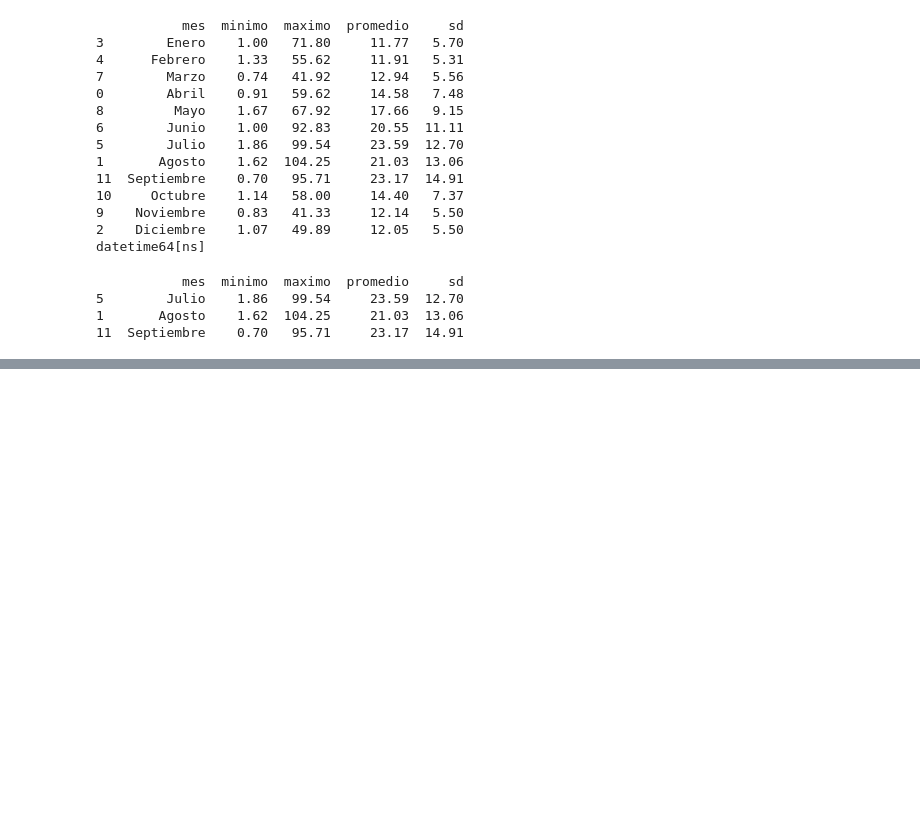
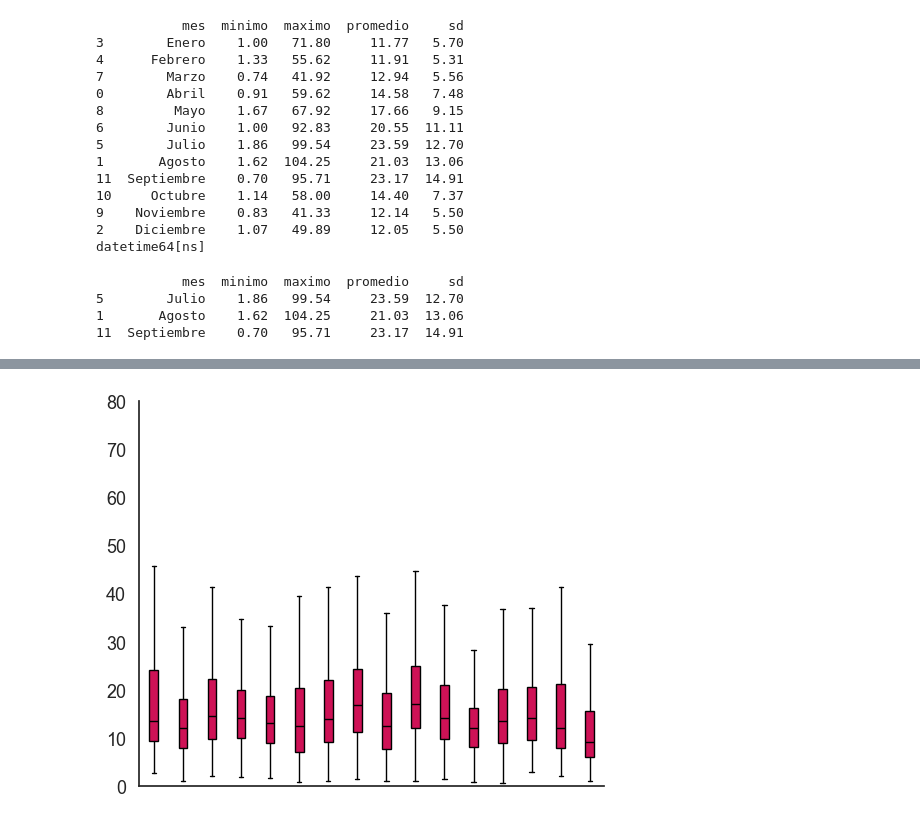
Before and after one commit to joseurquiza88/Prediccion-AQ-LatAm-Python, a Jupyter notebook: 02-Estaciones Monitoreo/02_Analisis_estaciones.ipynb, the cells around one changed output, grey strips where cells are left out. Cells and saved outputs as stored; diff of their text form; code cells hidden in the pictures; blank space fills up the shorter version.

```diff
--- a/02-Estaciones Monitoreo/02_Analisis_estaciones.ipynb
+++ b/02-Estaciones Monitoreo/02_Analisis_estaciones.ipynb
@@ -344,0 +550,46 @@ print(estacion_picos_max)
+# %%
+#             boxplot por estacion
+# La idea no es mostrar el nombre de la estacion queremos saber en general si hay diferencias o no
+#Plot de tesis
+# Asegurar que 'estacion' sea categórica y ordenada
+data["estacion"] = data["estacion"].astype("category")
+
+# Crear lista de datos por estación
+estaciones = data["estacion"].cat.categories
+valores = [data.loc[data["estacion"] == est, "mean"].dropna()
+           for est in estaciones]
+
+# Plot
+fig, ax = plt.subplots(figsize=(6, 5))
+
+ax.boxplot(
+    valores,
+    widths=0.3,
+    patch_artist=True,
+    showfliers=False,            # equivale a outlier.shape = NA
+    boxprops=dict(facecolor="#ce1256", edgecolor="black"),
+    medianprops=dict(color="black"),
+    whiskerprops=dict(color="black"),
+    capprops=dict(color="black")
+)
+
+# Ejes
+ax.set_ylim(0, 80)
+ax.set_xlabel("")
+ax.set_ylabel("")
+
+# Quitar etiquetas del eje X
+ax.set_xticks(range(1, len(estaciones) + 1))
+ax.set_xticklabels([""] * len(estaciones))
+ax.tick_params(axis="x", length=0)
+
+# Tamaño del texto eje Y
+ax.tick_params(axis="y", labelsize=13)
+
+# Estilo clásico
+ax.spines["top"].set_visible(False)
+ax.spines["right"].set_visible(False)
+
+plt.show()
+# %% [output]
+[figure, added]
```
Also changed, not shown: parts of 18 cells of this notebook, 2 other files.
